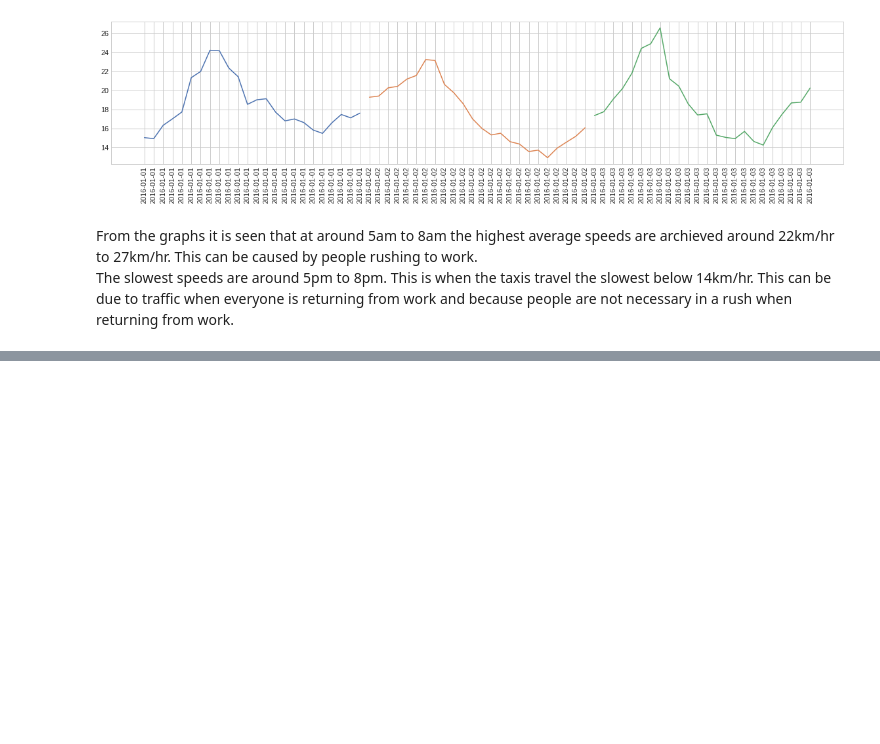
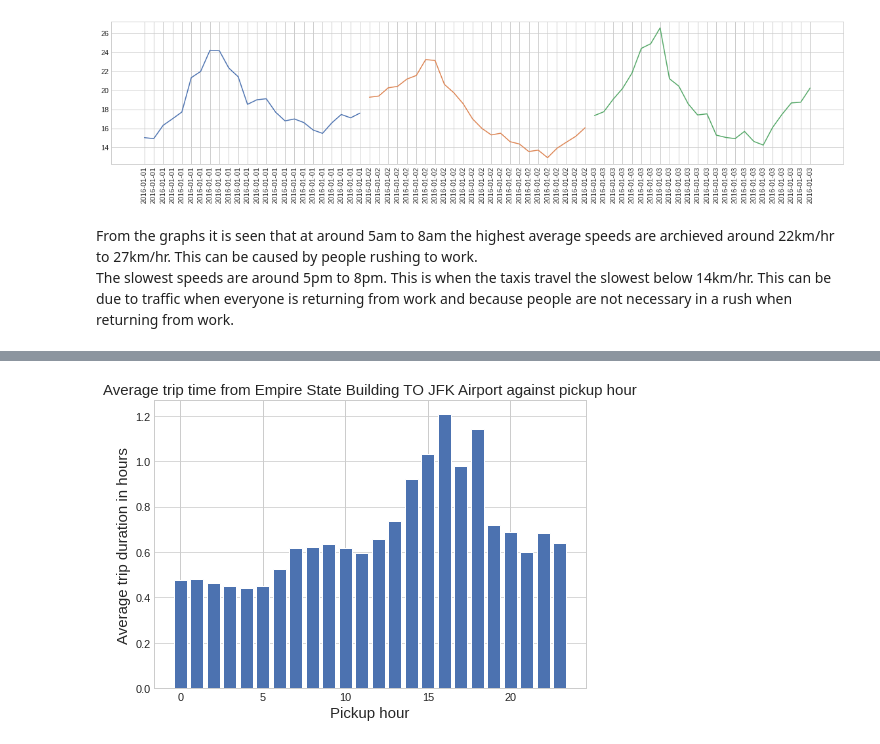
Before and after one commit to BongumusaSizwe/DVE, a Jupyter notebook: Assignment 2/Assignment2.ipynb, the cells around one changed output, grey strips where cells are left out. Cells and saved outputs as stored; diff of their text form; code cells hidden in the pictures; blank space fills up the shorter version.

```diff
--- a/Assignment 2/Assignment2.ipynb
+++ b/Assignment 2/Assignment2.ipynb
@@ -454,0 +456,3 @@ question_1.4_files/plots/pickup_weekday_afternoon.gif
+# %%
+data = pd.read_csv('nyc_taxis.csv', delimiter=',', header=0, index_col=0)
+data.head(5)
@@ -454,0 +467,18 @@ question_1.4_files/plots/pickup_weekday_afternoon.gif
+# %%
+pickup_datetime_update = data['pickup_datetime'].astype('datetime64[ns]')
+dropoff_datetime_update = data['dropoff_datetime'].astype('datetime64[ns]')
+data['pickup_datetime'] = pickup_datetime_update
+data['dropoff_datetime'] = dropoff_datetime_update
+pickup_time = data['pickup_datetime'][0]
+dropoff_time = data['dropoff_datetime'][0]
+
+def to_seconds(duration):
+    return duration.total_seconds()
+
+travel_time =  data['dropoff_datetime'].sub(data['pickup_datetime'], axis = 0)
+
+data['travel_time'] = travel_time
+
+data['travel_time'] = data['travel_time'].apply(to_seconds)
+
+data.head(5)
@@ -454,0 +533,7 @@ question_1.4_files/plots/pickup_weekday_afternoon.gif
+# %%
+data_JFK = data[abs(data['pickup_latitude'] -  40.748541) <= 0.009999]
+data_JFK = data_JFK[abs(data_JFK['pickup_longitude'] + 73.985758) <= 0.009999]
+data_JFK = data_JFK[abs(data_JFK['dropoff_latitude'] - 40.647352) <= 0.009999]
+data_JFK = data_JFK[abs(data_JFK['dropoff_longitude'] + 73.790534) <= 0.009999]
+
+data_JFK.head()
@@ -454,0 +548,16 @@ question_1.4_files/plots/pickup_weekday_afternoon.gif
+# %%
+times = pd.DatetimeIndex(data_JFK.pickup_datetime)
+grouped_by_hour = data_JFK.groupby([times.hour]).mean()/(60*60)
+average_trip_time = list(grouped_by_hour['trip_duration'])
+pickup_hours = list(range(0, 24))
+# %%
+fig = plt.figure()
+ax = fig.add_axes([0,0,1,1])
+ax.bar(pickup_hours, average_trip_time)
+plt.grid(axis='y', alpha=0.75)
+plt.xlabel('Pickup hour',fontsize=15)
+plt.ylabel('Average trip duration in hours',fontsize=15)
+plt.title('Average trip time from Empire State Building TO JFK Airport against pickup hour',fontsize=15)
+plt.show()
+# %% [output]
+[figure, added]
```
Also changed, not shown: parts of 88 cells of this notebook.
